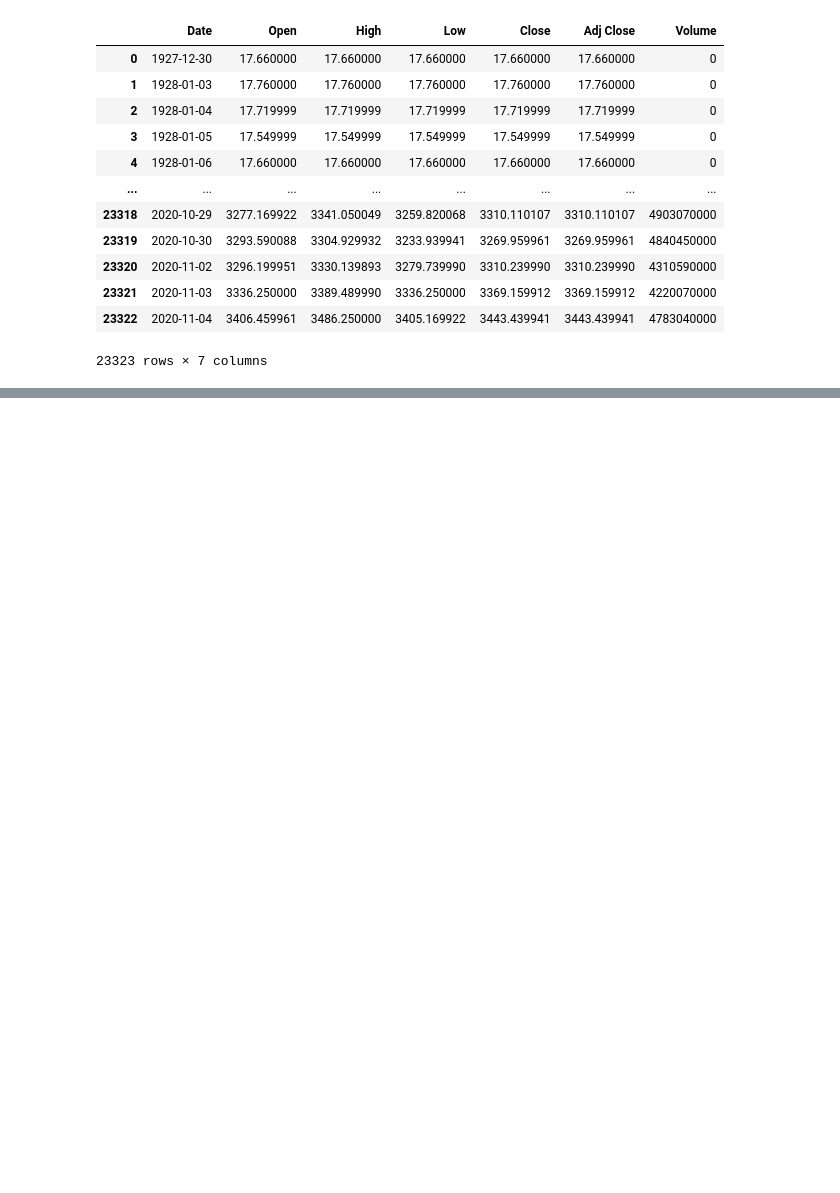
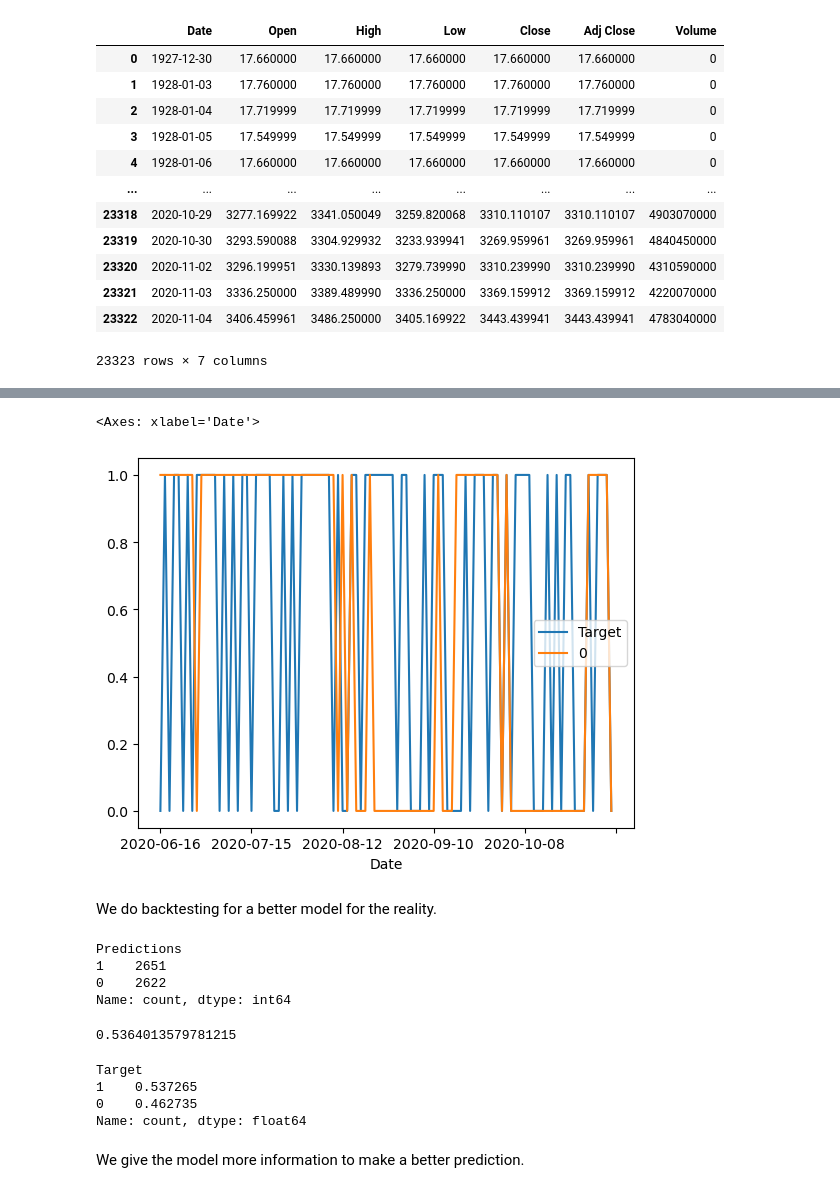
Before and after one commit to viving11/CMSC320-finalproject, a Jupyter notebook: final project/finalproject.ipynb, the cells around one changed output, grey strips where cells are left out. Cells and saved outputs as stored; diff of their text form; code cells hidden in the pictures; blank space fills up the shorter version.

```diff
--- a/final project/finalproject.ipynb
+++ b/final project/finalproject.ipynb
@@ -41,0 +142,10 @@ Text(0, 0.5, 'price (USD)')
+# %%
+#RF model
+from sklearn.ensemble import RandomForestClassifier
+
+model = RandomForestClassifier(n_estimators = 400, min_samples_split = 100, random_state = 1)
+train = df1.iloc[:-100] #first 100 rows for training
+test = df1.iloc[-100:] #last 100 rows for testing
+
+predictors = ["Close", "Volume", "Open", "High", "Low"]
+model.fit(train[predictors], train["Target"])
@@ -41,0 +156,5 @@ Text(0, 0.5, 'price (USD)')
+# %%
+from sklearn.metrics import precision_score
+
+preds = model.predict(test[predictors])
+preds
@@ -41,0 +167,3 @@ Text(0, 0.5, 'price (USD)')
+# %%
+preds = pd.Series(preds, index = test.index)
+preds
@@ -41,0 +188,3 @@ Text(0, 0.5, 'price (USD)')
+# %%
+combined = pd.concat([test["Target"], preds], axis = 1)
+combined
@@ -41,0 +206,7 @@ Text(0, 0.5, 'price (USD)')
+# %%
+combined.plot()
+# %% [output]
+<Axes: xlabel='Date'>
+[figure, added]
+# %% [markdown]
+We do backtesting for a better model for the reality.
@@ -41,0 +234,18 @@ Text(0, 0.5, 'price (USD)')
+# %%
+predictions["Predictions"].value_counts()
+# %% [output]
+Predictions
+1    2651
+0    2622
+Name: count, dtype: int64
+# %%
+precision_score(predictions["Target"], predictions["Predictions"])
+# %% [output]
+0.5364013579781215
+# %%
+predictions["Target"].value_counts() / predictions.shape[0]
+# %% [output]
+Target
+1    0.537265
+0    0.462735
+Name: count, dtype: float64
@@ -41,0 +256,2 @@ Text(0, 0.5, 'price (USD)')
+# %% [markdown]
+We give the model more information to make a better prediction.
```
Also changed, not shown: parts of 51 cells of this notebook, 1 other file.
